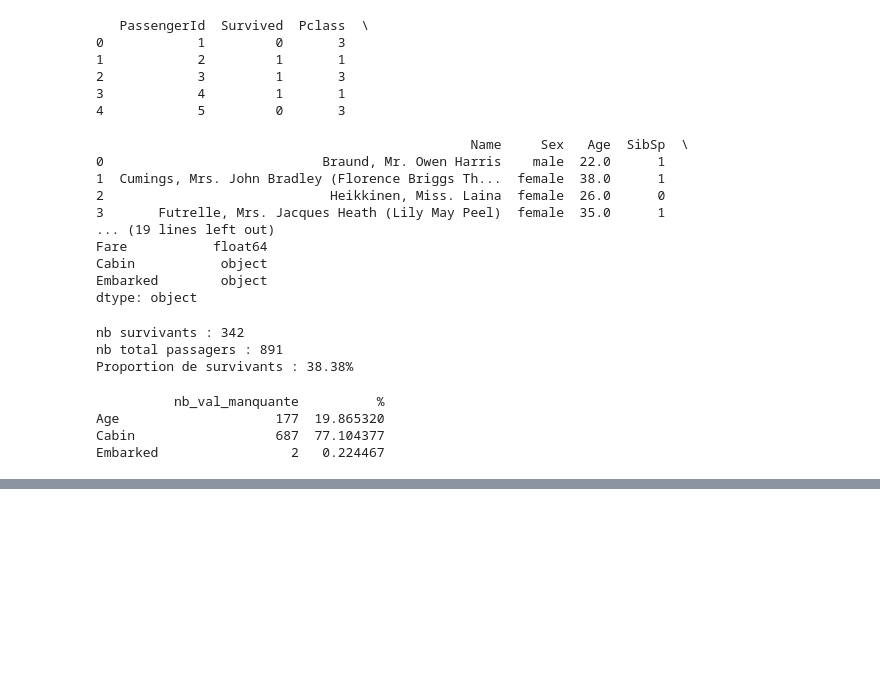
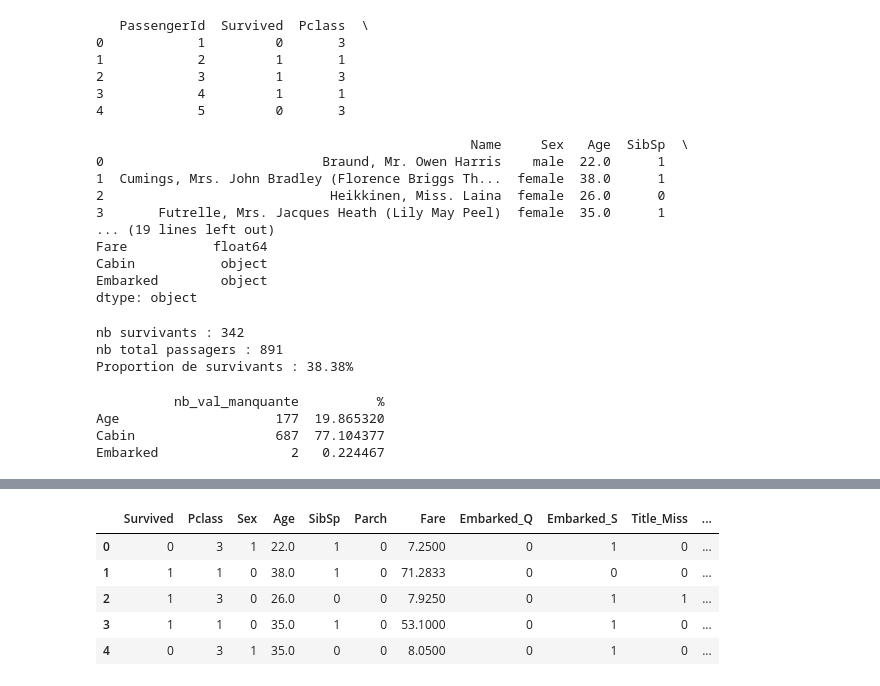
Before and after one commit to RotsySabrina/titanic_survival_prediction, a Jupyter notebook: classification_titanic.ipynb, the cells around one changed output, grey strips where cells are left out. Drawn from its saved outputs; the diff is of its cells as text; code cells hidden in the pictures; blank space fills up the shorter version.

```diff
--- a/classification_titanic.ipynb
+++ b/classification_titanic.ipynb
@@ -56,0 +195,23 @@ Embarked                 2   0.224467
+# %%
+# Label Encoding pour Sex
+from sklearn.preprocessing import LabelEncoder
+
+le_sex = LabelEncoder()
+df['Sex'] = le_sex.fit_transform(df['Sex'])
+
+# OneHot Encoding pour Embarked et Title
+df = pd.get_dummies(df, columns=['Embarked', 'Title'], drop_first=True)
+
+# Convertir les colonnes booléennes en int
+bool_cols = df.select_dtypes(include='bool').columns
+df[bool_cols] = df[bool_cols].astype(int)
+
+df.head()
+#df.dtypes
+# %% [output]
+|  | Survived | Pclass | Sex | Age | SibSp | Parch | Fare | Embarked_Q | Embarked_S | Title_Miss | ... |
+| 0 | 0 | 3 | 1 | 22.0 | 1 | 0 | 7.2500 | 0 | 1 | 0 | ... |
+| 1 | 1 | 1 | 0 | 38.0 | 1 | 0 | 71.2833 | 0 | 0 | 0 | ... |
+| 2 | 1 | 3 | 0 | 26.0 | 0 | 0 | 7.9250 | 0 | 1 | 1 | ... |
+| 3 | 1 | 1 | 0 | 35.0 | 1 | 0 | 53.1000 | 0 | 1 | 0 | ... |
+| 4 | 0 | 3 | 1 | 35.0 | 0 | 0 | 8.0500 | 0 | 1 | 0 | ... |
```
Also changed, not shown: parts of 16 cells of this notebook.
